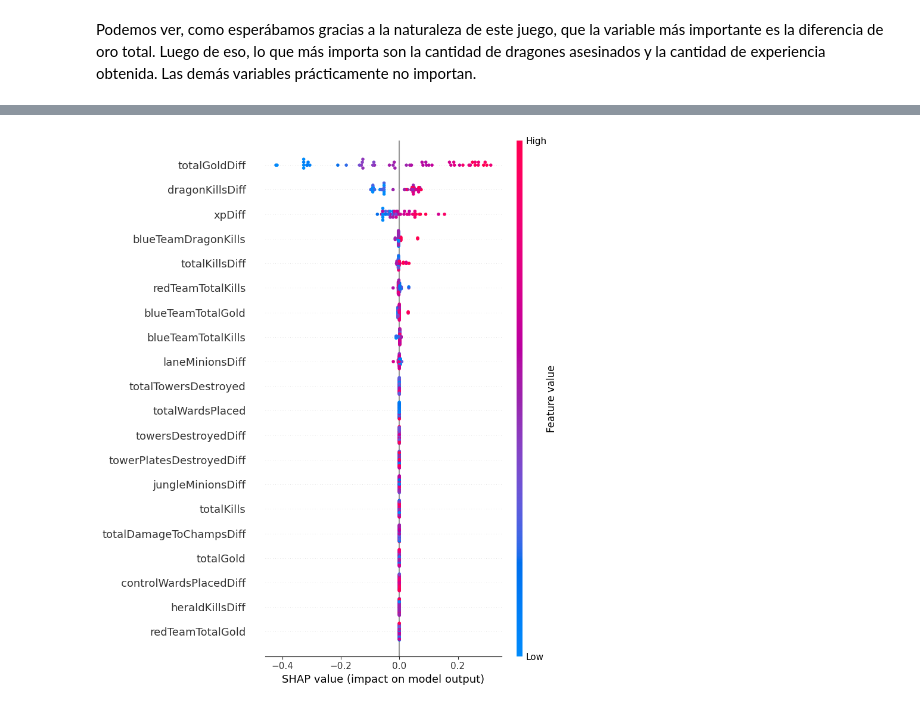
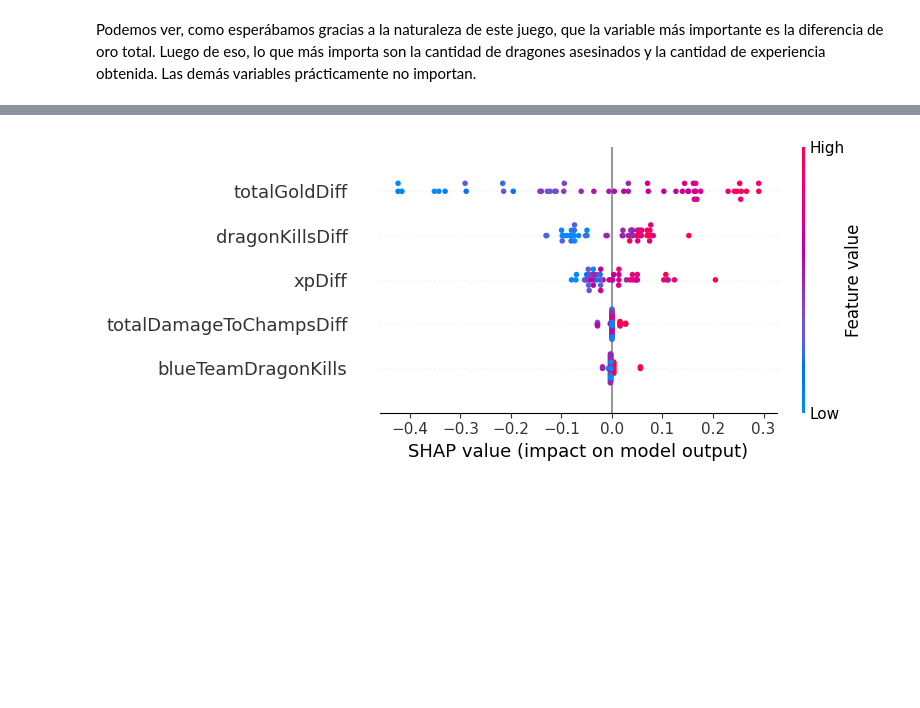
Before and after one commit to jnegrete2005/practica02_AA1, a Jupyter notebook: src/arboles.ipynb, the cells around one changed output, grey strips where cells are left out. Cells and saved outputs as stored; diff of their text form; code cells hidden in the pictures; blank space fills up the shorter version.

```diff
--- a/src/arboles.ipynb
+++ b/src/arboles.ipynb
@@ -17,7 +17,7 @@ df = pd.read_csv("../data/match_data_full.csv")
 X = df.drop(columns=["blueTeamWin"])
 y = df["blueTeamWin"]
 
-X_train, X_val, y_train, y_val = train_test_split(X, y, test_size=0.2, random_state=42)
+X_train, X_val, y_train, y_val = train_test_split(X, y, test_size=0.4, random_state=42)
 X_test, X_val, y_test, y_val = train_test_split(X_val, y_val, test_size=0.5, random_state=42)
 
 dt = DecisionTreeClassifier(random_state=42)
@@ -141,10 +141,11 @@ shap_values_summary = explainer.shap_values(sample_data)
 # %%
 plt.figure(dpi=100)
 shap.summary_plot(
     shap_values_summary[:, :, 1],
     sample_data,
+    max_display=5,
     plot_type="dot",
     show=False
 )
 # %% [output]
-[figure, old version]
+[figure, new version]
```
Also changed, not shown: parts of 6 cells of this notebook, 1 other file.
